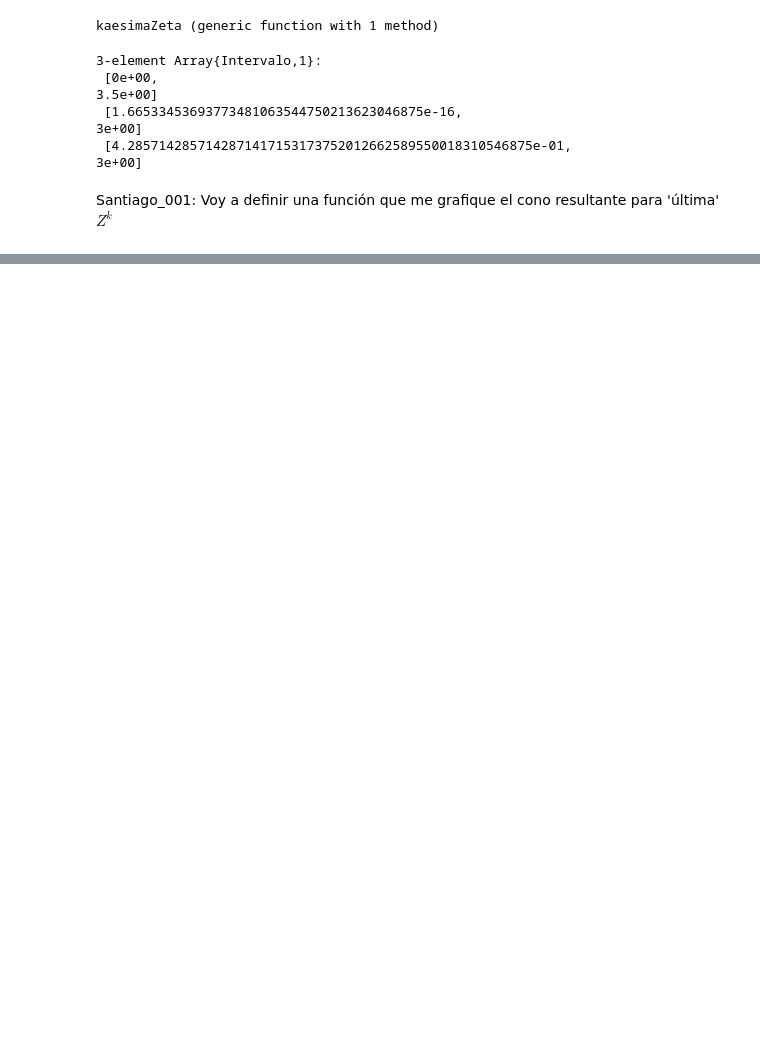
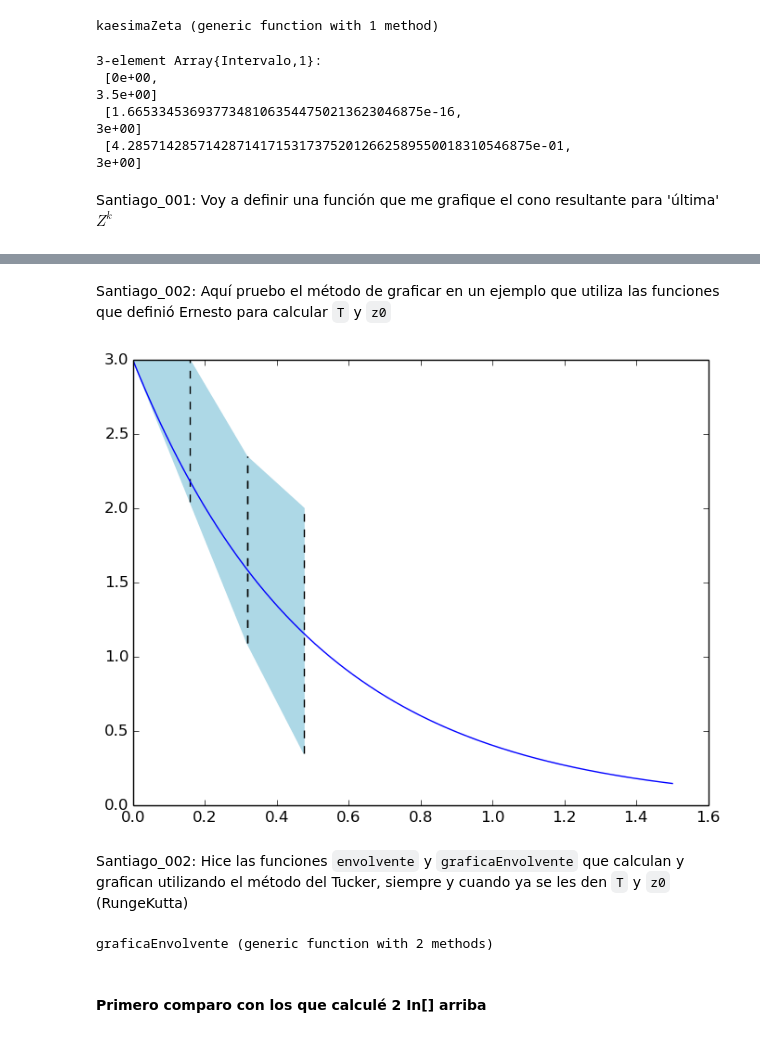
Before and after one commit to shgaeo/ProyectoClase, a Jupyter notebook: Notas/Sobre Capítulo 6 del Tucker.ipynb, the cells around one changed output, grey strips where cells are left out. Saved outputs shown, nothing was run; the diff lists cells and outputs as text; code cells hidden in the pictures; blank space fills up the shorter version.

Commit message:
hice los cambios Santiago_002

```diff
--- a/Notas/Sobre Capítulo 6 del Tucker.ipynb
+++ b/Notas/Sobre Capítulo 6 del Tucker.ipynb
@@ -512,0 +417,11 @@ x0
+# %%
+function graficaCono(tI,tF,x0::Intervalo,zk::Intervalo,col::ASCIIString)
+    PyPlot.fill_between([tI,tF],Float64[x0.a,zk.a],Float64[x0.b,zk.b],color=col)
+    PyPlot.plot(tI*[1,1],Float64[x0.a,x0.b],"--",color="black")
+    PyPlot.plot(tF*[1,1],Float64[zk.a,zk.b],"--",color="black")
+    #PyPlot.xlim(min(0.9*tI,1.1*tI),max(0.9*tF,1.1*tF))
+    #PyPlot.ylim(min(0.9*float64(zk.a),1.1*float64(zk.a)),max(0.9*float64(zk.b),1.1*float64(zk.b)))
+    return nothing
+end
+
+graficaCono(tI,tF,x0::Intervalo,zk::Intervalo)=graficaCono(tI,tF,x0,zk,"lightblue")
@@ -512,0 +481,61 @@ x0
+# %% [markdown]
+Santiago_002: Aquí pruebo el método de graficar en un ejemplo que utiliza las funciones que definió Ernesto para calcular `T` y `z0`
+# %%
+# d/dt x(t) = -2x(t) ; x(0)=3   →    x(t)= 3 exp(-2t)
+
+F(t,x)=-2x
+t0=0.0;
+x0=3.0;
+h=0.000015;
+n=100000;
+tf=t0+h*n;
+
+x_RK=RungeKutta4(t0,x0,h,n,F);
+T=BuscarTBuena(x0,h,n,F);
+z0=zetacero(x0,h,n,F);
+# %%
+f(x)=F("_",x)
+tiempo=linspace(t0,T,4)
+
+x1=zetasKas(tiempo[1],tiempo[2],x0,z0,f)
+graficaCono(tiempo[1],tiempo[2],x0,x1)
+x2=conosInterv(tiempo[2],tiempo[3],x1,f)
+graficaCono(tiempo[2],tiempo[3],x1,x2)
+x3=conosInterv(tiempo[3],tiempo[4],x2,f)
+graficaCono(tiempo[3],tiempo[4],x2,x3)
+PyPlot.plot(linspace(t0,tf,n+1),x_RK,"blue");
+#x1=conosPunto(tiempo[1],tiempo[2],Intervalo(0,3),f,y);
+#agregué el siguiente renglón
+#x2=conosInterv(tiempo[2],tiempo[3],x1,f,y);
+# %% [output]
+[figure, added]
+# %% [markdown]
+Santiago_002: Hice las funciones `envolvente` y `graficaEnvolvente` que calculan y grafican utilizando el método del Tucker, siempre y cuando ya se les den `T` y `z0` (RungeKutta)
+# %%
+function envolvente(tI,tF,x0,z0::Intervalo,f::Function,n::Int64)
+    # Esta función hace el cálculo para una z0 dada y partiendo el tiempo en n pedazos
+    envolv=Intervalo[]
+    tiempo=linspace(tI,tF,2+n)
+    x1=zetasKas(tiempo[1],tiempo[2],x0,z0,f)
+    push!(envolv,x1)
+    for i=1:n
+        push!(envolv,conosInterv(tiempo[2+n-1],tiempo[2+n],envolv[i],f))
+    end
+    return envolv
+end
+
+function graficaEnvolvente(tI,tF,x0,envolv::Array{Intervalo,1},col::ASCIIString)
+    # Esta función grafica lo que hace la función envolvente
+    n=length(envolv)-1
+    tiempo=linspace(tI,tF,2+n)
+    graficaCono(tiempo[1],tiempo[2],x0,envolv[1],col)
+    for i=1:n
+        graficaCono(tiempo[1+i],tiempo[2+i],envolv[i],envolv[1+i],col)
+    end
+    return nothing
+end
+graficaEnvolvente(tI,tF,x0,envolv::Array{Intervalo,1})=graficaEnvolvente(tI,tF,x0,envolv,"lightblue")
+# %% [output]
+graficaEnvolvente (generic function with 2 methods)
+# %% [markdown]
+#### Primero comparo con los que calculé 2 In[] arriba
```
Also changed, not shown: parts of 25 cells of this notebook.
